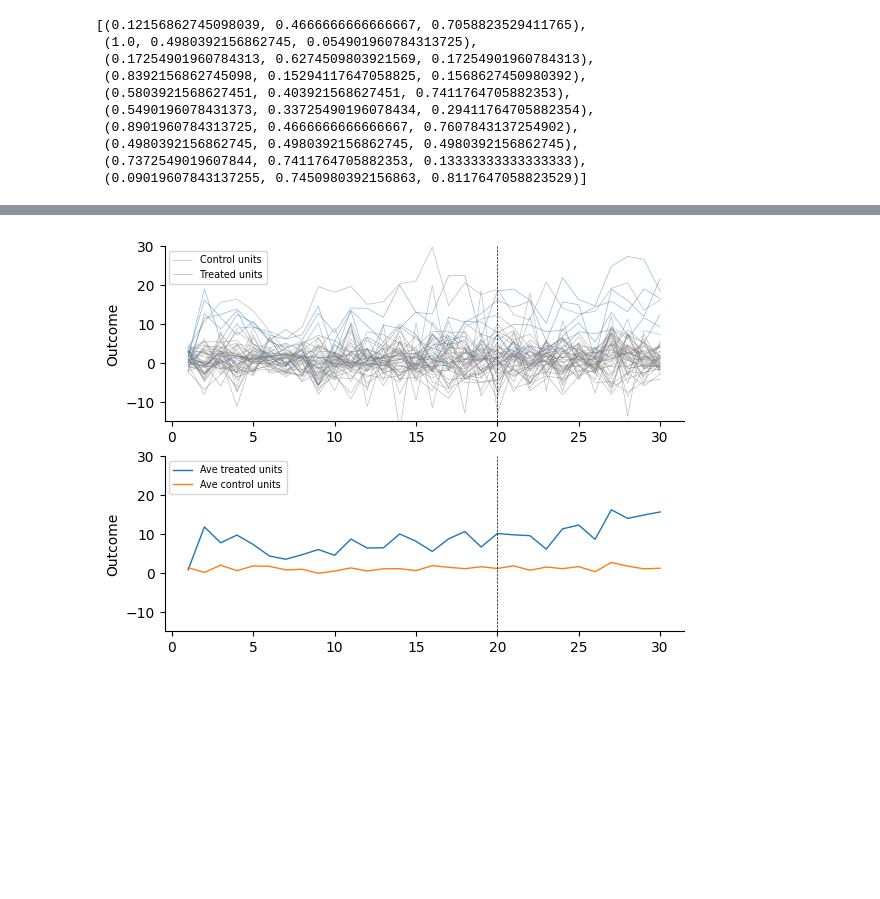
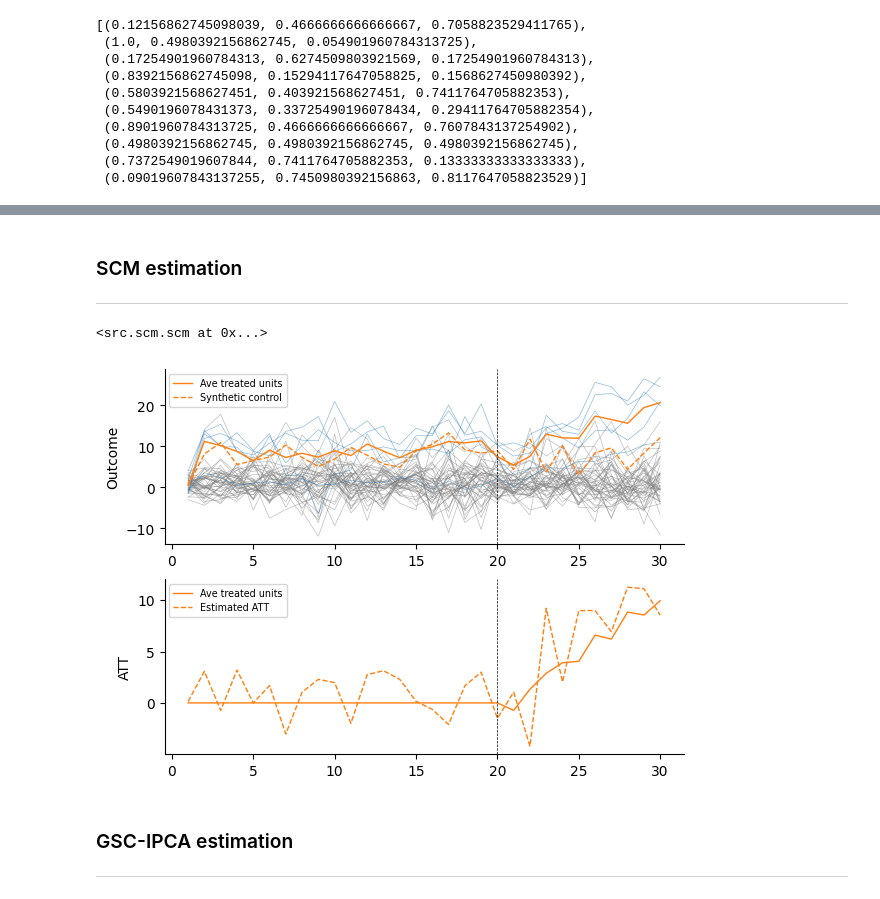
Before and after one commit to CongWang141/JMP, a Jupyter notebook: test2.ipynb, the cells around one changed output, grey strips where cells are left out. Saved outputs shown, nothing was run; the diff lists cells and outputs as text; code cells hidden in the pictures; blank space fills up the shorter version.

```diff
--- a/test2.ipynb
+++ b/test2.ipynb
@@ -48,28 +70,46 @@ plt.savefig('figs/panel_data.png', dpi=300, bbox_inches='tight')
-# %%
-fig, (ax1, ax2) = plt.subplots(2, 1, figsize=(6.7, 5))
-
-pivot_co = df.query("tr_group==0").pivot(index='id', columns='year', values='y')
-# Plot for control group with a specific color
-for i in pivot_co.index:
-    sns.lineplot(data=pivot_co.loc[i], legend=False, ax=ax1, color=color[7], linewidth=0.5, alpha=0.5, label='Control units' if i==pivot_co.index[0] else None)
-
-pivot_tr = df.query("tr_group==1").pivot(index='id', columns='year', values='y')
-# Plot for treatment group with a specific color
-for i in pivot_tr.index:
-    sns.lineplot(data=pivot_tr.loc[i], legend=False, ax=ax1, color=color[0], linewidth=0.5, alpha=0.5, label='Treated units' if i==pivot_tr.index[0] else None)
-
-# one year before the treatment
-ax1.axvline(df.query("post_period==0").year.max(), color='black', linestyle='--', linewidth=0.5)
-
-ax1.legend(fontsize='x-small')
-ax1.set(xlabel='', ylabel='Outcome', ylim=(-15, 30))
-
-sns.lineplot(data=df.query("tr_group==1").groupby('year').y.mean(), legend=False, ax=ax2, color=color[0], linestyle='-', linewidth=1, label='Ave treated units')
-sns.lineplot(data=df.query("tr_group==0").groupby('year').y.mean(), legend=False, ax=ax2, color=color[1], linestyle='-', linewidth=1, label='Ave control units')
-ax2.axvline(df.query("post_period==0").year.max(), color='black', linestyle='--', linewidth=0.5)
-ax2.legend(loc='upper left', fontsize='x-small')
-ax2.set(xlabel='', ylabel='Outcome', ylim=(-15, 30))
-
-sns.despine()
-# %% [output]
-[figure, removed]
+# %% [markdown]
+### SCM estimation
+---
+# %%
+scm_model = scm(df=df, id='id', year='year', outcome='y', treated='treated', v=None)
+scm_model.fit()
+# %% [output]
+<src.scm.scm at 0x...>
+# %%
+fig, (ax1, ax2) = plt.subplots(2, 1, figsize=(6.7, 5))
+
+# Plot for control and treatment groups
+sns.lineplot(data=df, x='year', y='y', hue='tr_group', estimator=None, units='id', palette=[color[7], color[0]], linewidth=0.5, alpha=0.5, ax=ax1, legend=False)
+
+# Average for treated group and synthetic control
+ave_treated = df.query("tr_group==1").groupby('year')['y'].mean()
+synthetic_control = pd.Series(scm_model.Y_syn, index=ave_treated.index)
+
+ave_treated.plot(ax=ax1, color=color[1], linestyle='-', linewidth=1, label='Ave treated units')
+synthetic_control.plot(ax=ax1, color=color[1], linestyle='--', linewidth=1, label='Synthetic control')
+
+# Add a vertical line for one year before treatment
+ax1.axvline(df.query("post_period==0")['year'].max(), color='black', linestyle='--', linewidth=0.5)
+
+# Add legend and labels
+ax1.legend(fontsize='x-small')
+ax1.set(xlabel='', ylabel='Outcome')
+
+# True ATT and Estimated ATT
+true_att = df.query("tr_group==1").groupby('year')['eff'].mean()
+estimated_att = df.query("tr_group==1").groupby('year')['y'].mean() - synthetic_control.values
+
+true_att.plot(ax=ax2, color=color[1], linestyle='-', linewidth=1, label='Ave treated units')
+sns.lineplot(x=estimated_att.index, y=estimated_att, ax=ax2, color=color[1], linestyle='--', linewidth=1, label='Estimated ATT')
+
+# Add vertical line for one year before treatment and customize the second subplot
+ax2.axvline(df.query("post_period==0")['year'].max(), color='black', linestyle='--', linewidth=0.5)
+ax2.legend(loc='upper left', fontsize='x-small')
+ax2.set(xlabel='', ylabel='ATT')
+
+sns.despine()
+# %% [output]
+[figure, added]
+# %% [markdown]
+### GSC-IPCA estimation
+---
```
Also changed, not shown: parts of 10 cells of this notebook, 26 other files.
